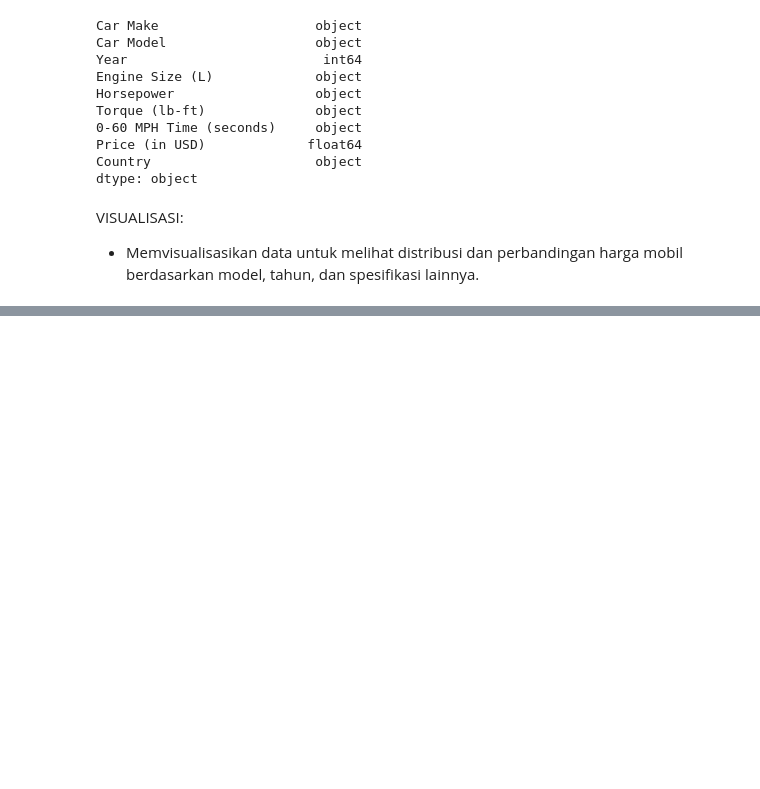
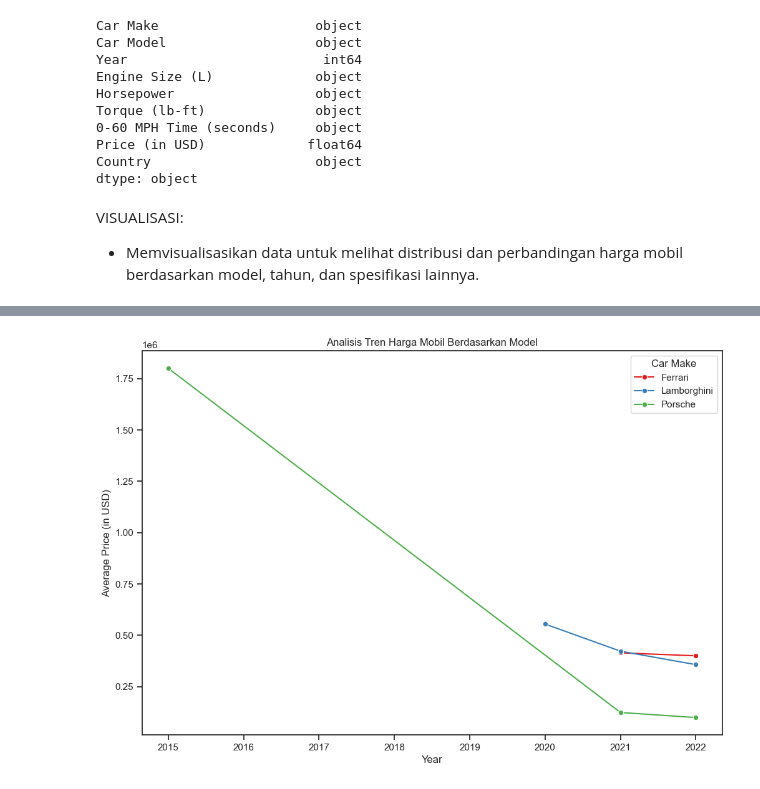
Before and after one commit to Sastraaaa/Car-Price-Analyst, a Jupyter notebook: car update.ipynb, the cells around one changed output, grey strips where cells are left out. Cells and saved outputs as stored; diff of their text form; code cells hidden in the pictures; blank space fills up the shorter version.

```diff
--- a/car update.ipynb
+++ b/car update.ipynb
@@ -152,0 +215,25 @@ VISUALISASI:
+# %%
+import pandas as pd
+import matplotlib.pyplot as plt
+import seaborn as sns
+import numpy as np
+
+# Membaca data dari file CSV
+df = pd.read_csv('Sport car price updated.csv')
+
+# Memilih hanya data untuk tiga mobil: Porsche, Lamborghini, Ferrari
+selected_cars = df[df['Car Make'].isin(['Porsche', 'Lamborghini', 'Ferrari'])]
+
+# Mengubah format 'Price (in USD)' dari string ke numeric menggunakan NumPy
+selected_cars.loc[:, 'Price (in USD)'] = selected_cars['Price (in USD)'].replace(r'[^\d.]', '', regex=True).astype(float)
+
+# Membuat subplot analisis tren harga berdasarkan model
+plt.figure(figsize=(12, 8))
+sns.lineplot(x='Year', y='Price (in USD)', hue='Car Make', data=selected_cars.groupby(['Car Make', 'Year'])['Price (in USD)'].mean().reset_index(), err_style=None, marker='o', palette='Set1')
+plt.title('Analisis Tren Harga Mobil Berdasarkan Model')
+plt.xlabel('Year')
+plt.ylabel('Average Price (in USD)')
+plt.legend(title='Car Make')
+plt.show()
+# %% [output]
+[figure, added]
```
Also changed, not shown: parts of 7 cells of this notebook.
